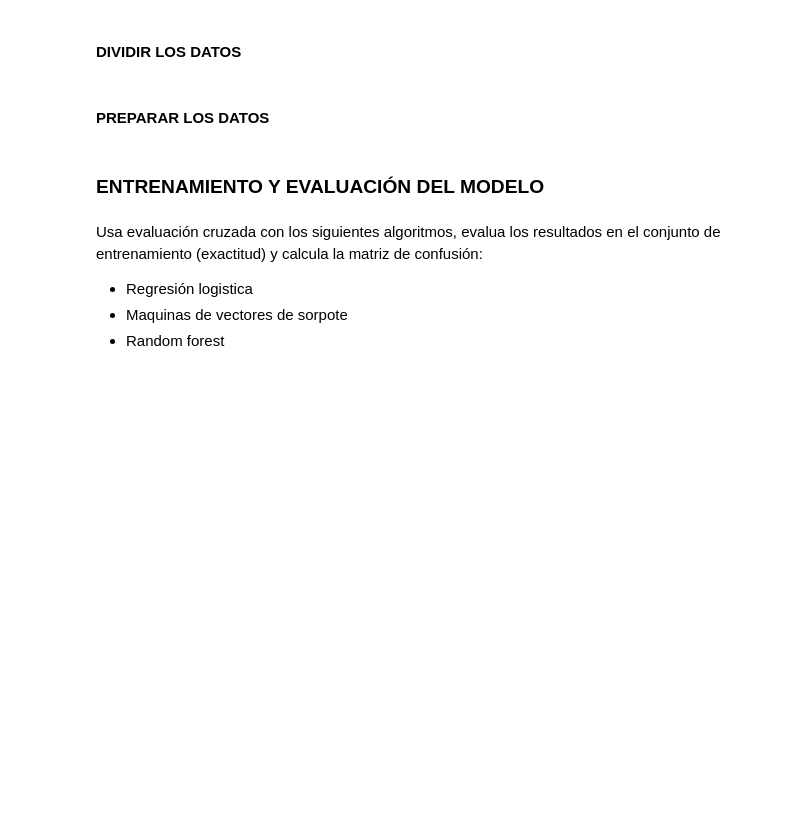
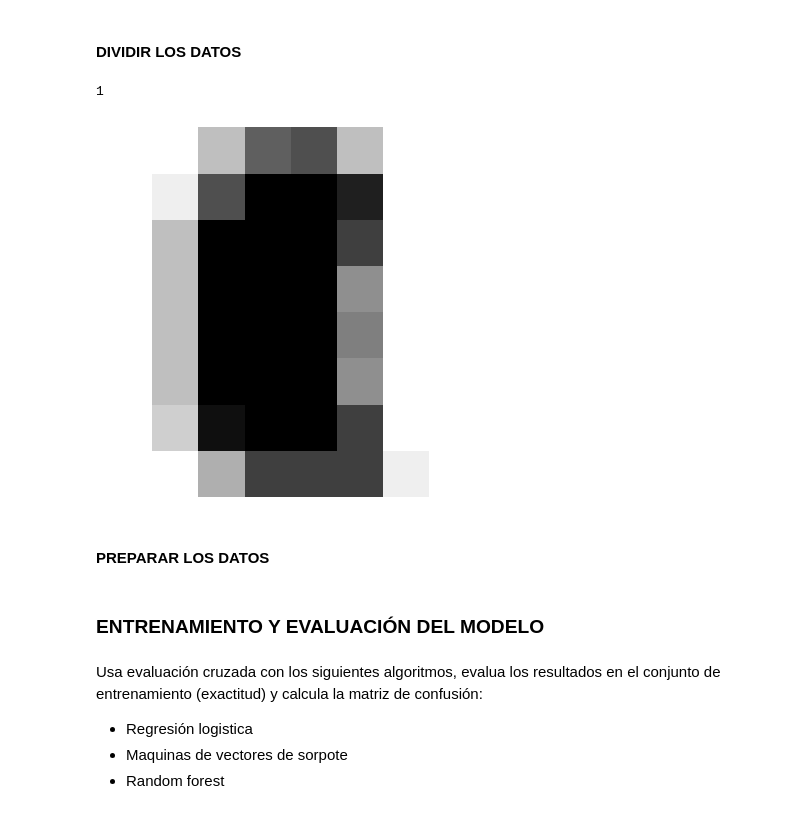
Before and after one commit to Raumeco/IABD-SAPA-Aprendizaje_supervisado, a Jupyter notebook: 2_8Ejercicios.ipynb, the cells around one changed output. Drawn from its saved outputs; the diff is of its cells as text; code cells hidden in the pictures; blank space fills up the shorter version.

```diff
--- a/2_8Ejercicios.ipynb
+++ b/2_8Ejercicios.ipynb
@@ -351,4 +380,13 @@ y_digits = digits.target
 # %% [markdown]
 #### DIVIDIR LOS DATOS
+# %%
+# Dividir los datos
+
+X_digits_train, X_digits_test, y_digits_train, y_digits_test = train_test_split(X_digits, y_digits, train_size=0.85, random_state=42)
+plot_digit(X_digits_train[0])
+print(y_digits_train[0])
+# %% [output]
+1
+[figure, added]
 # %% [markdown]
 #### PREPARAR LOS DATOS
```
Also changed, not shown: parts of 10 cells of this notebook, 3 other files.
